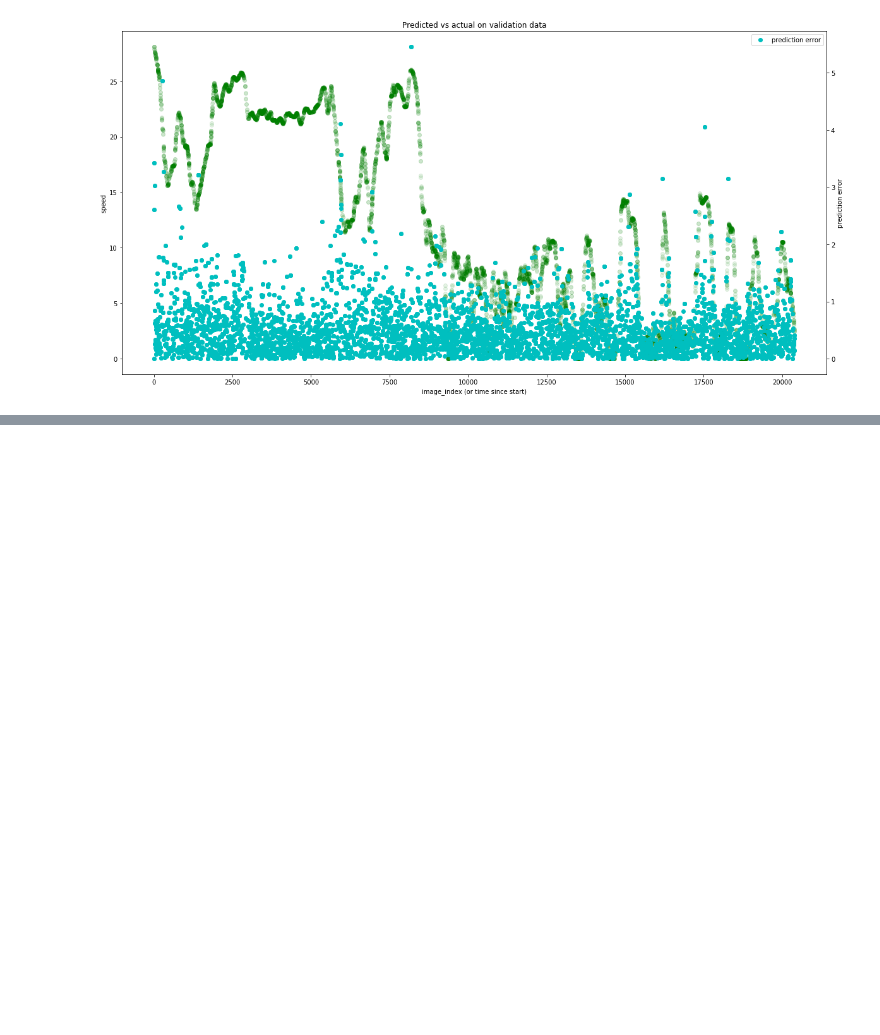
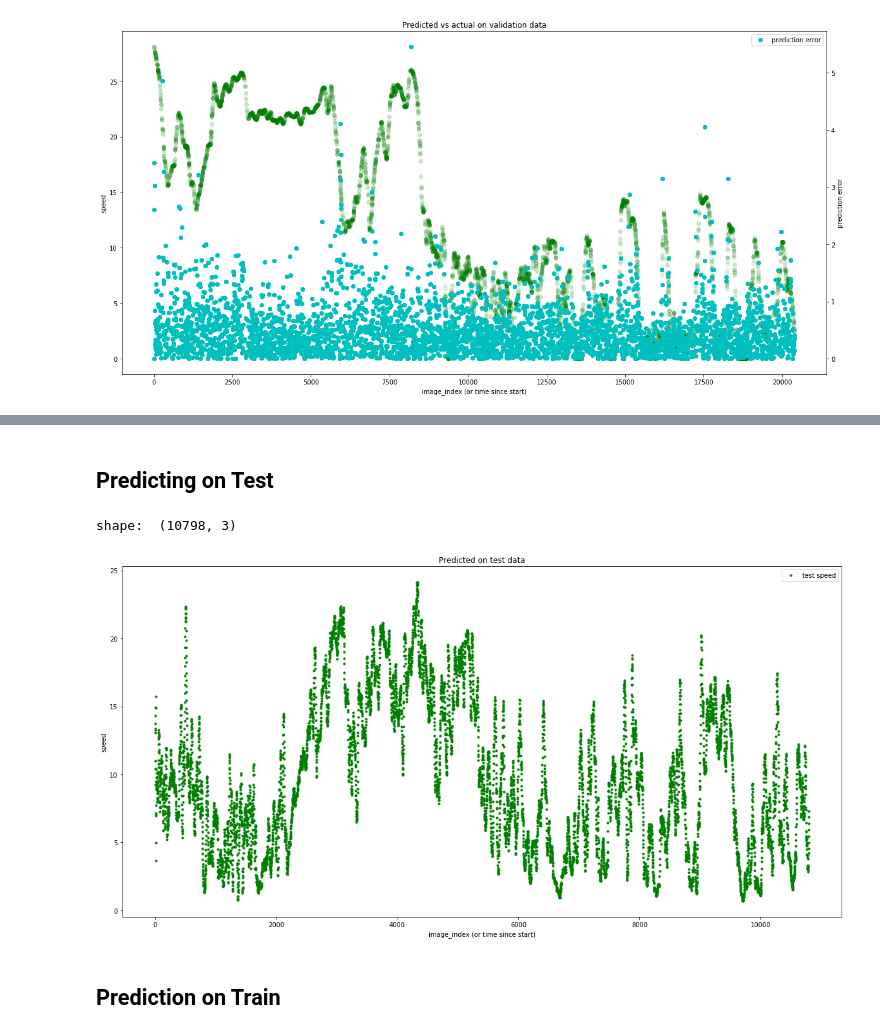
Before and after one commit to jovsa/speed-challenge-2017, a Jupyter notebook: NVIDIA_model.ipynb, the cells around one changed output, grey strips where cells are left out. Drawn from its saved outputs; the diff is of its cells as text; code cells hidden in the pictures; blank space fills up the shorter version.

Commit message:
updates to model before adding second batch of data

```diff
--- a/NVIDIA model exploration.ipynb
+++ b/NVIDIA_model.ipynb
@@ -603,0 +605,9 @@ from IPython.html.widgets import *
+# %% [markdown]
+## Predicting on Test
+# %%
+test_meta = pd.read_csv(os.path.join(CLEAN_DATA_PATH, 'test_meta.csv'))
+assert(test_meta.shape[0] == test_frames)
+assert(test_meta.shape[1] == 3)
+print('shape: ', test_meta.shape)
+# %% [output]
+shape:  (10798, 3)
@@ -603,0 +616,27 @@ from IPython.html.widgets import *
+# %%
+window_size = 20
+test_meta['smooth_predicted_speed'] = pd.rolling_mean(test_meta['predicted_speed'], window_size)
+test_meta['smooth_error'] = test_meta.apply(lambda x: x['smooth_predicted_speed'] - x['speed'], axis=1)
+
+test_meta['smooth_predicted_speed'] = test_meta.apply(lambda x:
+                                                        x['predicted_speed'] if np.isnan(x['smooth_predicted_speed'])
+                                                       else x['smooth_predicted_speed'],axis=1)
+
+test_meta['smooth_error'] = test_meta.apply(lambda x: x['error'] if np.isnan(x['smooth_error'])
+                                                       else x['smooth_error'],axis=1)
+# %%
+fig, ax = plt.subplots(figsize=(20,10))
+# plt.plot(test_meta.sort_values(['image_index'])[['image_index']],
+#          test_meta.sort_values(['image_index'])[['predicted_speed']], 'bx')
+plt.plot(test_meta.sort_values(['image_index'])[['image_index']],
+         test_meta.sort_values(['image_index'])[['smooth_predicted_speed']], 'g.')
+plt.xlabel('image_index (or time since start)')
+plt.ylabel('speed')
+plt.title('Predicted on test data')
+plt.legend(['test speed', 'predicted speed'], loc='upper right')
+plt.show()
+plt.close()
+# %% [output]
+[figure, added]
+# %% [markdown]
+## Prediction on Train
```
Also changed, not shown: parts of 18 cells of this notebook.
